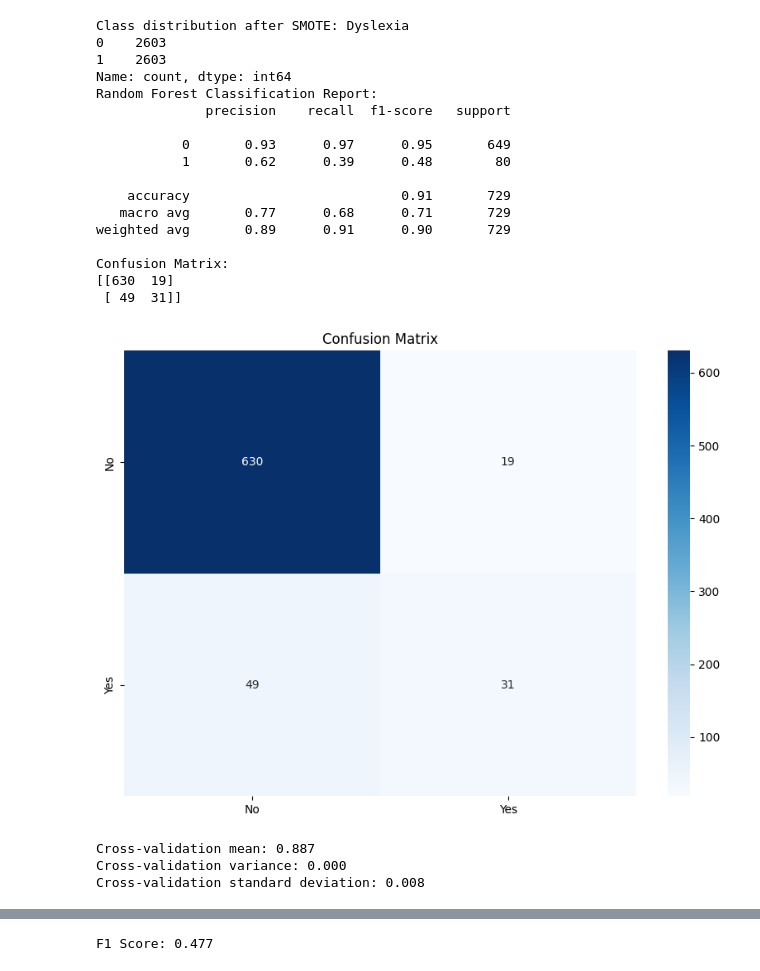
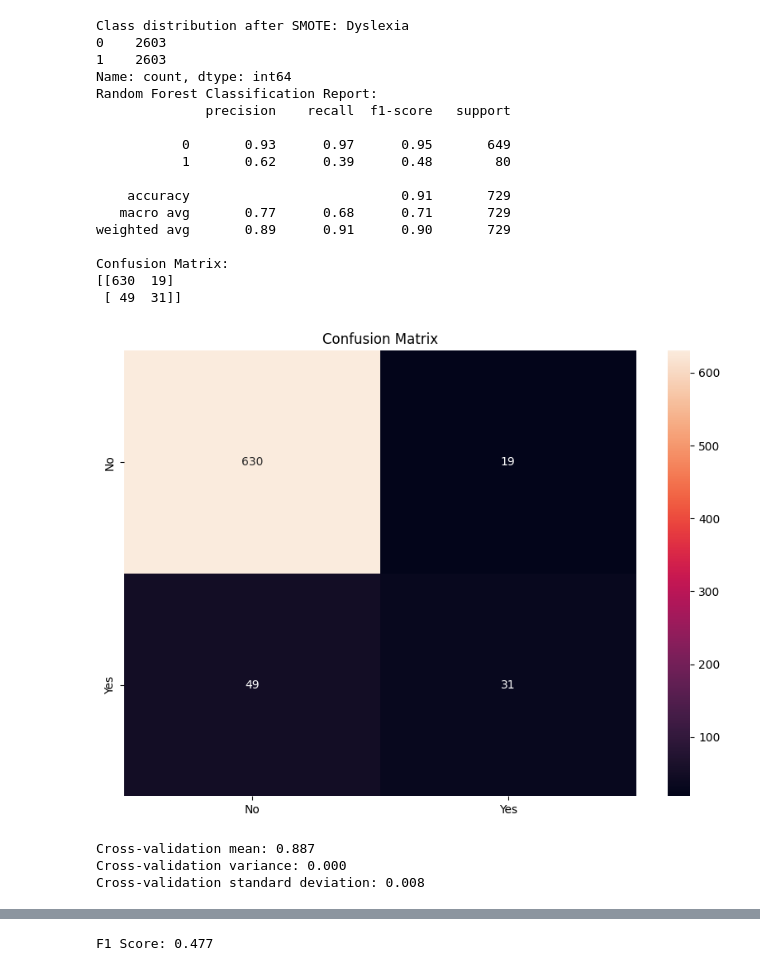
Before and after one commit to Russo888/Dislexia-iCon-Un-Sistema-di-Machine-Learning-per-la-Predizione-e-il-Supporto-alla-Dislessia, a Jupyter notebook: PROGETTO_ICON/Apprendimento/Supervised_learning/RandomForest.ipynb, the cells around one changed output, grey strips where cells are left out. Drawn from its saved outputs; the diff is of its cells as text; code cells hidden in the pictures.

```diff
--- a/PROGETTO_ICON/Apprendimento/Supervised_learning/RandomForest.ipynb
+++ b/PROGETTO_ICON/Apprendimento/Supervised_learning/RandomForest.ipynb
@@ -1,5 +1,5 @@
 # %%
-# -*- coding: utf-8 -*-
+
 """
 Analisi di un dataset sulla dislessia utilizzando Random Forest
 """
@@ -74,7 +74,7 @@ print(confusion_matrix(y_test, y_pred_rf))
 cm = confusion_matrix(y_test, y_pred_rf)
 df_cm = pd.DataFrame(cm, index=['No', 'Yes'], columns=['No', 'Yes'])
 plt.figure(figsize=(10, 7))
-sn.heatmap(df_cm, annot=True, fmt='g', cmap='Blues')
+sn.heatmap(df_cm, annot=True, fmt='g')
 plt.title("Confusion Matrix")
 plt.show()
 
@@ -106,34 +106,34 @@ plt.title(f'Precision-Recall Curve (AP = {average_precision:.2f})')
 plt.show()
 
 # Calcolo del punteggio F1
 f1 = f1_score(y_test, y_pred_rf)
 print(f'F1 Score: {f1:.3f}')
 
 # Visualizzazione varianza e deviazione standard dei cv_scores
 cv_stats = {'Variance': np.var(cv_scores), 'Standard Deviation': np.std(cv_scores)}
 names, values = zip(*cv_stats.items())
 plt.bar(names, values, color=['blue', 'green'])
 plt.title('Cross-validation Statistics')
 plt.show()
 # %% [output]
 Class distribution after SMOTE: Dyslexia
 0    2603
 1    2603
 Name: count, dtype: int64
 Random Forest Classification Report:
               precision    recall  f1-score   support
 
            0       0.93      0.97      0.95       649
            1       0.62      0.39      0.48        80
 
     accuracy                           0.91       729
    macro avg       0.77      0.68      0.71       729
 weighted avg       0.89      0.91      0.90       729
 
 Confusion Matrix:
 [[630  19]
  [ 49  31]]
-[figure, old version]
+[figure, new version]
 Cross-validation mean: 0.887
 Cross-validation variance: 0.000
 Cross-validation standard deviation: 0.008
```
